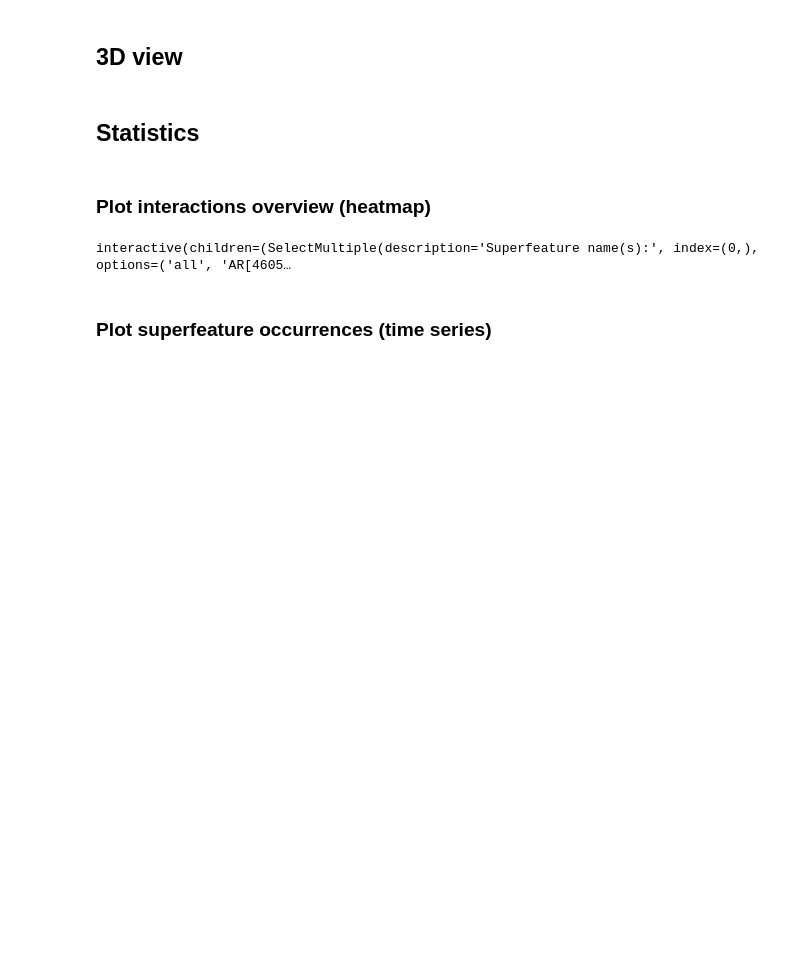
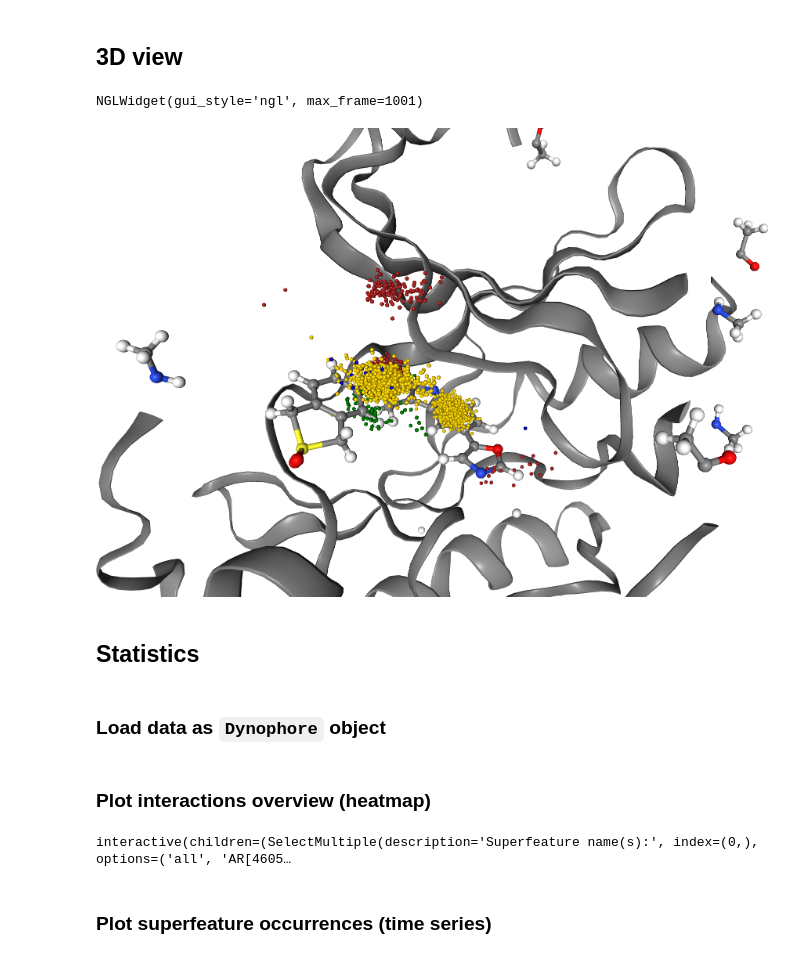
Before and after one commit to wolberlab/dynophores, a Jupyter notebook: docs/dynophore.ipynb, the cells around one changed output. Cells and saved outputs as stored; diff of their text form; code cells hidden in the pictures; blank space fills up the shorter version.

Commit message:
Add dynophore 3D viz + add test data / example notebooks

```diff
--- a/docs/dynophore.ipynb
+++ b/docs/dynophore.ipynb
@@ -10,4 +13,4 @@ from dynophores import plot
 # %%
 # HERE = Path(_dh[-1])  # noqa: F821
 # DATA = HERE / "data"
-DATA = Path("../dynophores/tests/data/1KE7-1/DynophoreApp/data")
+DATA = Path("../dynophores/tests/data/1KE7-1")
@@ -16,2 +17,11 @@ dynophore = Dynophore.from_files(DATA)
 # %% [markdown]
 ## 3D view
+# %%
+pml_path = DATA / "DynophoreApp/1KE7-1_dynophore.pml"
+pdb_path = DATA / "startframe.pdb"
+dcd_path = DATA / "trajectory.dcd"
+# %%
+view = view3d.show_dynophore3d(pml_path, pdb_path, dcd_path)
+view.display(gui=True, style="ngl")
+# %% [output]
+NGLWidget(gui_style='ngl', max_frame=1001)
@@ -18,2 +30,8 @@ dynophore = Dynophore.from_files(DATA)
+# %%
+view._display_image()
+# %% [output]
+[figure, added]
 # %% [markdown]
 ## Statistics
+# %% [markdown]
+### Load data as `Dynophore` object
```
Also changed, not shown: parts of 6 cells of this notebook, 9 other files.
